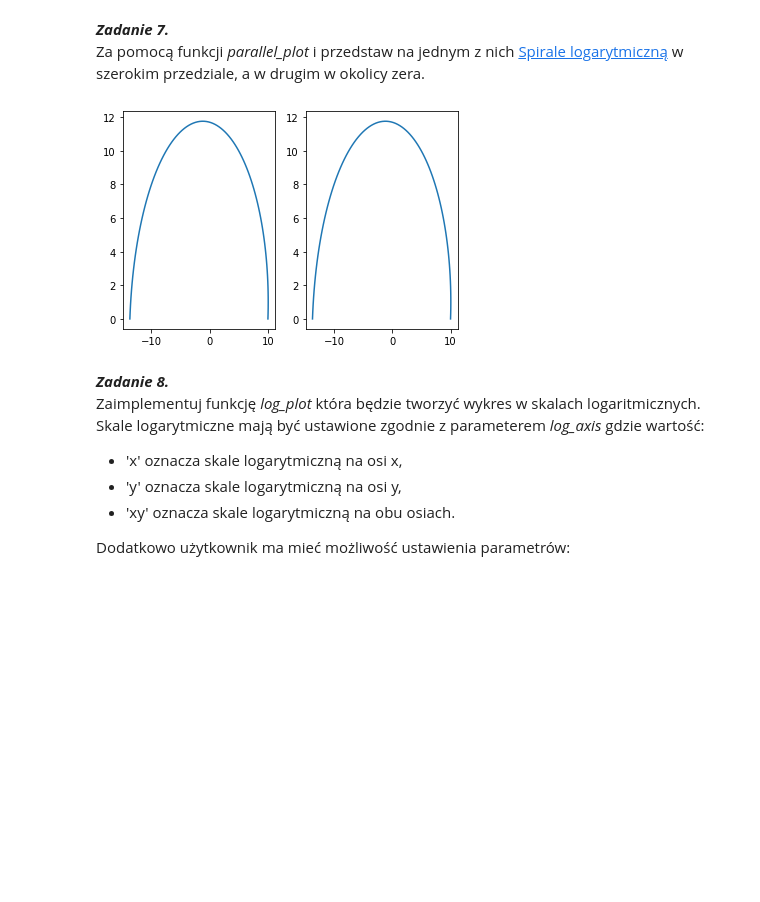
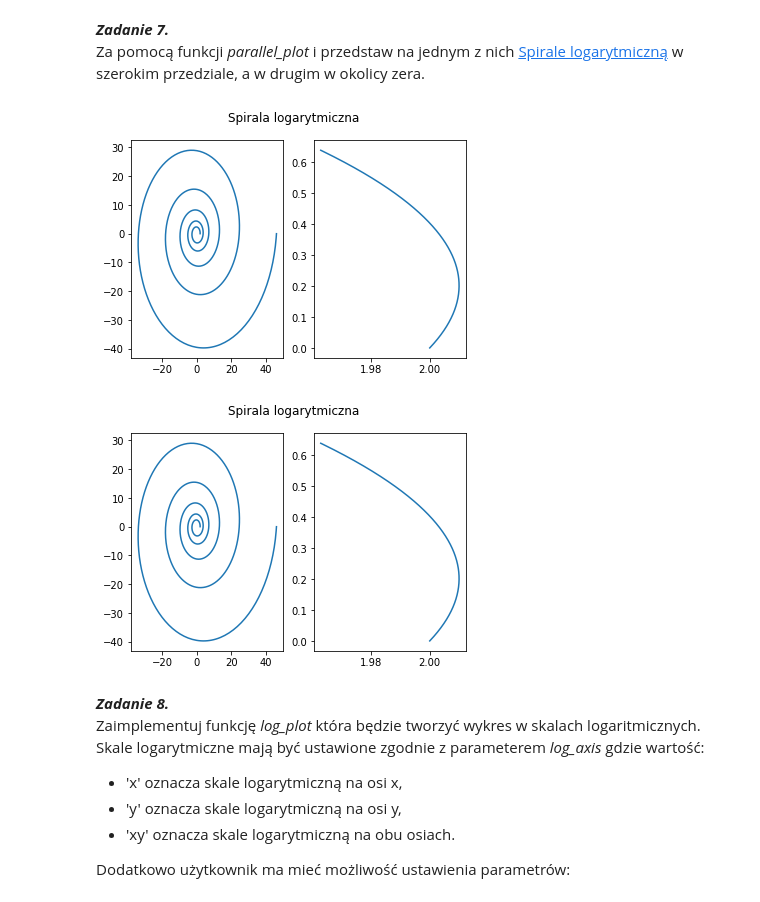
Before and after one commit to pawelszwarno/lab2, a Jupyter notebook: lab2/sprawozdanie.ipynb, the cells around one changed output. Drawn from its saved outputs; the diff is of its cells as text; code cells hidden in the pictures; blank space fills up the shorter version.

```diff
--- a/lab2/sprawozdanie.ipynb
+++ b/lab2/sprawozdanie.ipynb
@@ -186,14 +188,15 @@ Jeżeli nie da się wyrysować danych należy zwrócić wartość None.
 Za pomocą funkcji *parallel\_plot*  i przedstaw na jednym z nich [Spirale logarytmiczną](https://pl.wikipedia.org/wiki/Spirala_logarytmiczna) w szerokim przedziale, a w drugim w okolicy zera.
 # %%
 phi1 = np.linspace(0,10*np.pi,1000)
-phi2 = np.linspace(0,np.pi,100)
-x1 = 10*np.exp(phi1*0.1)*np.cos(phi1)  # ctg(0.1) to w przybliżeniu 10
-y1 = 10*np.exp(phi1*0.1)*np.sin(phi1)
-x2 = 10*np.exp(phi2*0.1)*np.cos(phi2)
-y2 = 10*np.exp(phi2*0.1)*np.sin(phi2)
-fig = main.parallel_plot(x1,y1,x2,y2,"","","","","Spirala logarytmiczna",'|')
+phi2 = np.linspace(0,0.1*np.pi,1000)
+x1 = 2*np.exp(phi1*0.1)*np.cos(phi1)  # ctg(0.1) to w przybliżeniu 10
+y1 = 2*np.exp(phi1*0.1)*np.sin(phi1)
+x2 = 2*np.exp(phi2*0.1)*np.cos(phi2)
+y2 = 2*np.exp(phi2*0.1)*np.sin(phi2)
+main.parallel_plot(x1,y1,x2,y2,"","","","","Spirala logarytmiczna",'|')
 # %% [output]
-[figure, old version]
+[figure, new version]
+[figure, added]
 # %% [markdown]
 ***Zadanie 8.***
 Zaimplementuj funkcję *log\_plot* która będzie tworzyć wykres w skalach logaritmicznych. Skale logarytmiczne mają być ustawione zgodnie z parameterem *log\_axis* gdzie wartość:
```
Also changed, not shown: parts of 2 cells of this notebook, 1 other file.
